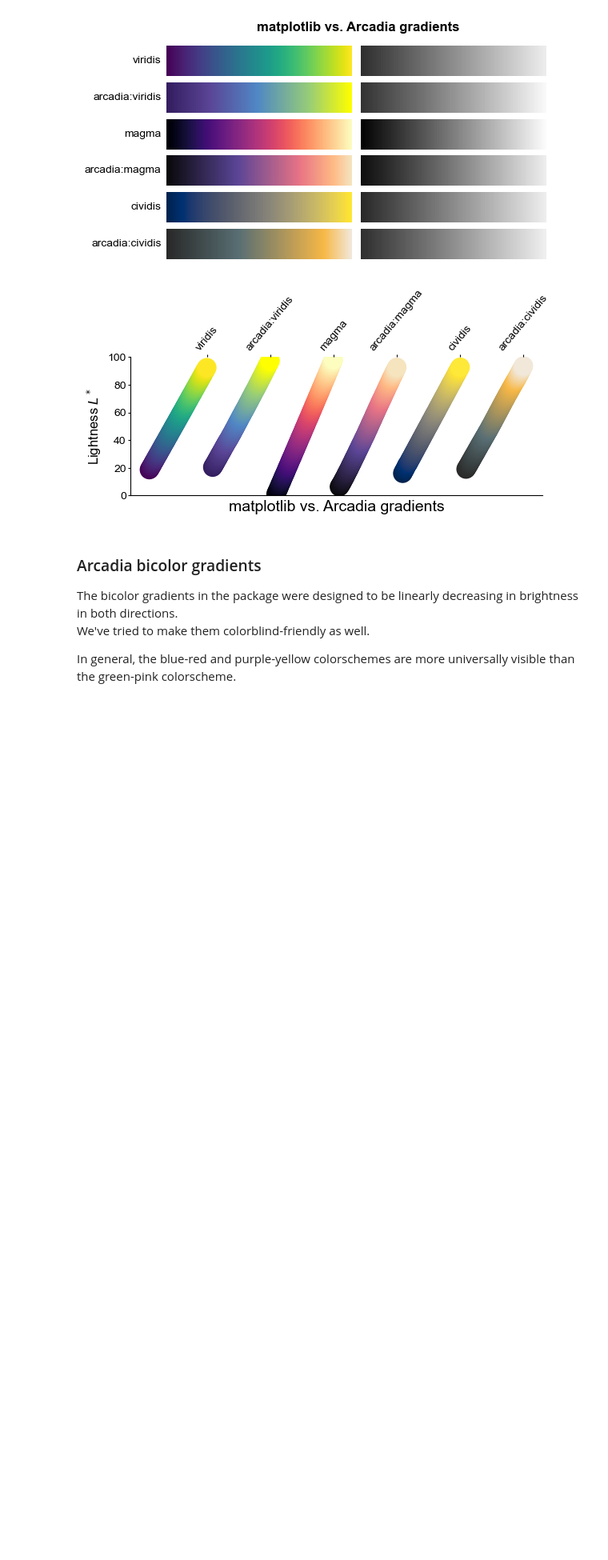
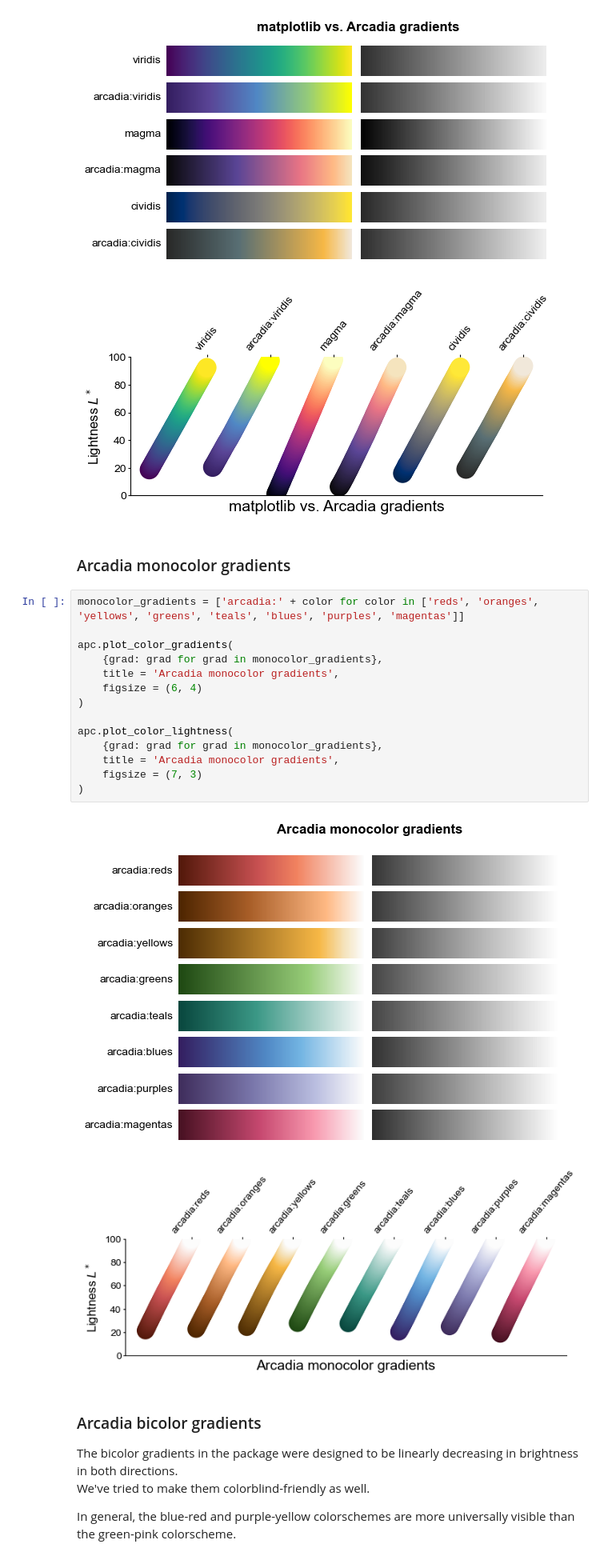
Before and after one commit to Arcadia-Science/arcadia-pycolor, a Jupyter notebook: README.ipynb, the cells around one changed output. Shown at 80% size. Drawn from its saved outputs; the diff is of its cells as text; blank space fills up the shorter version.

Commit message:
added info about strong monocolor gradients

```diff
--- a/README.ipynb
+++ b/README.ipynb
@@ -559,6 +559,25 @@ apc.plot_color_lightness(
 # %% [output]
 [figure]
 [figure]
+# %% [markdown]
+### Arcadia monocolor gradients
+# %%
+monocolor_gradients = ['arcadia:' + color for color in ['reds', 'oranges', 'yellows', 'greens', 'teals', 'blues', 'purples', 'magentas']]
+
+apc.plot_color_gradients(
+    {grad: grad for grad in monocolor_gradients},
+    title = 'Arcadia monocolor gradients',
+    figsize = (6, 4)
+)
+
+apc.plot_color_lightness(
+    {grad: grad for grad in monocolor_gradients},
+    title = 'Arcadia monocolor gradients',
+    figsize = (7, 3)
+)
+# %% [output]
+[figure, added]
+[figure, added]
 # %% [markdown]
 ### Arcadia bicolor gradients
 
```
Also changed, not shown: parts of 1 cell of this notebook, 8 other files.
